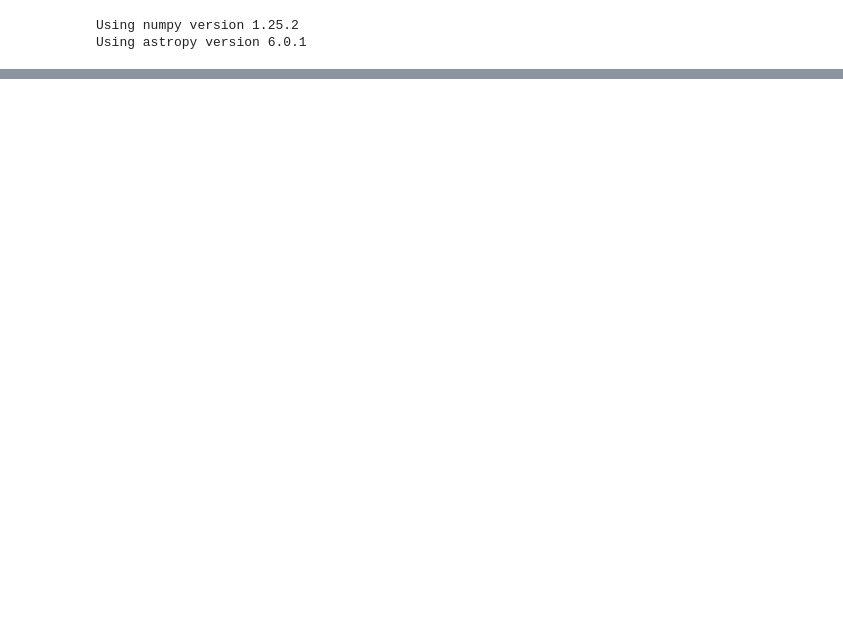
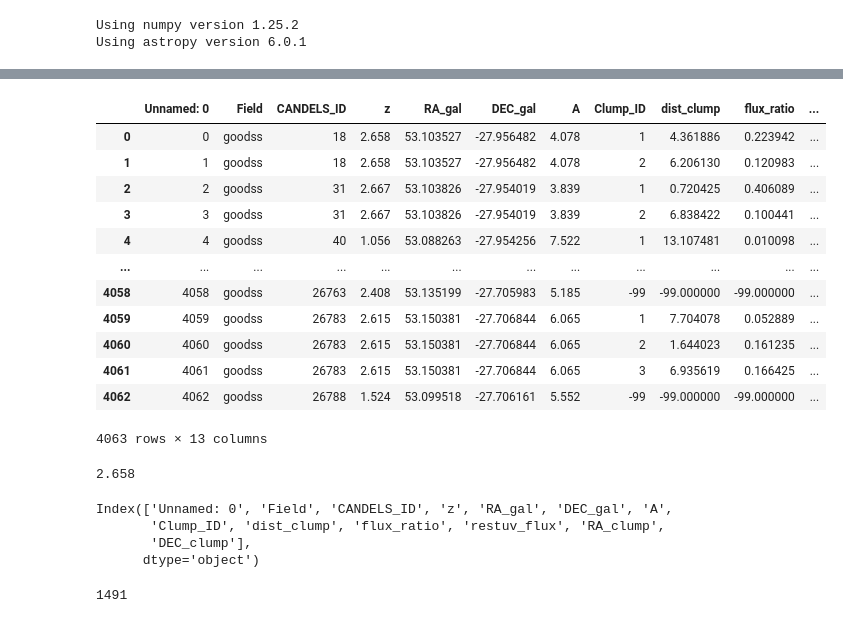
Before and after one commit to NiloofarSharei/Clump, a Jupyter notebook: Codes/flux_comparison_with_guo_images.ipynb, the cells around one changed output, grey strips where cells are left out. Drawn from its saved outputs; the diff is of its cells as text; code cells hidden in the pictures; blank space fills up the shorter version.

```diff
--- a/Codes/flux_comparison_with_guo_images.ipynb
+++ b/Codes/flux_comparison_with_guo_images.ipynb
@@ -228,0 +32,4 @@ glob.glob('/Users/neal/Documents/PhD/RESEARCH/SED-fitting/Clumps/UV candels/*_go
+# %%
+# Load the catalog
+clump_catalog_path = '/Users/neal/Documents/PhD/projects/SED-fitting/Clump/results/catalog_n/goodsslast.csv'
+clump_catalog = pd.read_csv(clump_catalog_path)
@@ -228,0 +38,32 @@ glob.glob('/Users/neal/Documents/PhD/RESEARCH/SED-fitting/Clumps/UV candels/*_go
+# %%
+clump_catalog
+# %% [output]
+|  | Unnamed: 0 | Field | CANDELS_ID | z | RA_gal | DEC_gal | A | Clump_ID | dist_clump | flux_ratio | ... |
+| 0 | 0 | goodss | 18 | 2.658 | 53.103527 | -27.956482 | 4.078 | 1 | 4.361886 | 0.223942 | ... |
+| 1 | 1 | goodss | 18 | 2.658 | 53.103527 | -27.956482 | 4.078 | 2 | 6.206130 | 0.120983 | ... |
+| 2 | 2 | goodss | 31 | 2.667 | 53.103826 | -27.954019 | 3.839 | 1 | 0.720425 | 0.406089 | ... |
+| 3 | 3 | goodss | 31 | 2.667 | 53.103826 | -27.954019 | 3.839 | 2 | 6.838422 | 0.100441 | ... |
+| 4 | 4 | goodss | 40 | 1.056 | 53.088263 | -27.954256 | 7.522 | 1 | 13.107481 | 0.010098 | ... |
+| ... | ... | ... | ... | ... | ... | ... | ... | ... | ... | ... | ... |
+| 4058 | 4058 | goodss | 26763 | 2.408 | 53.135199 | -27.705983 | 5.185 | -99 | -99.000000 | -99.000000 | ... |
+| 4059 | 4059 | goodss | 26783 | 2.615 | 53.150381 | -27.706844 | 6.065 | 1 | 7.704078 | 0.052889 | ... |
+| 4060 | 4060 | goodss | 26783 | 2.615 | 53.150381 | -27.706844 | 6.065 | 2 | 1.644023 | 0.161235 | ... |
+| 4061 | 4061 | goodss | 26783 | 2.615 | 53.150381 | -27.706844 | 6.065 | 3 | 6.935619 | 0.166425 | ... |
+| 4062 | 4062 | goodss | 26788 | 1.524 | 53.099518 | -27.706161 | 5.552 | -99 | -99.000000 | -99.000000 | ... |
+4063 rows × 13 columns
+# %%
+clump_catalog['z'][0]
+# %% [output]
+2.658
+# %%
+clump_catalog.columns
+# %% [output]
+Index(['Unnamed: 0', 'Field', 'CANDELS_ID', 'z', 'RA_gal', 'DEC_gal', 'A',
+       'Clump_ID', 'dist_clump', 'flux_ratio', 'restuv_flux', 'RA_clump',
+       'DEC_clump'],
+      dtype='object')
+# %%
+galaxy_IDS=np.unique(cat_f['CANDELS_ID'])
+print(len(galaxy_IDS))
+# %% [output]
+1491
```
Also changed, not shown: parts of 26 cells of this notebook, 4 other files.
